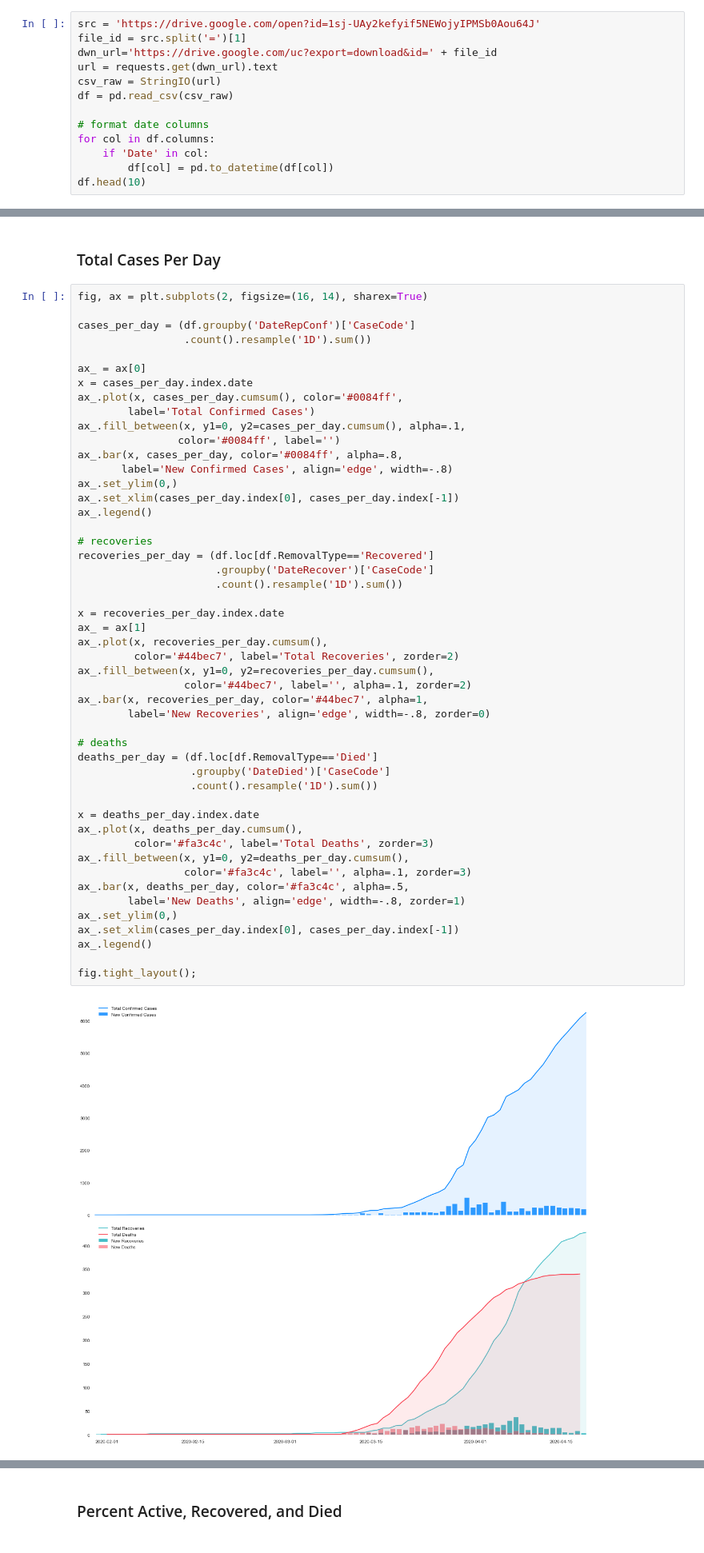
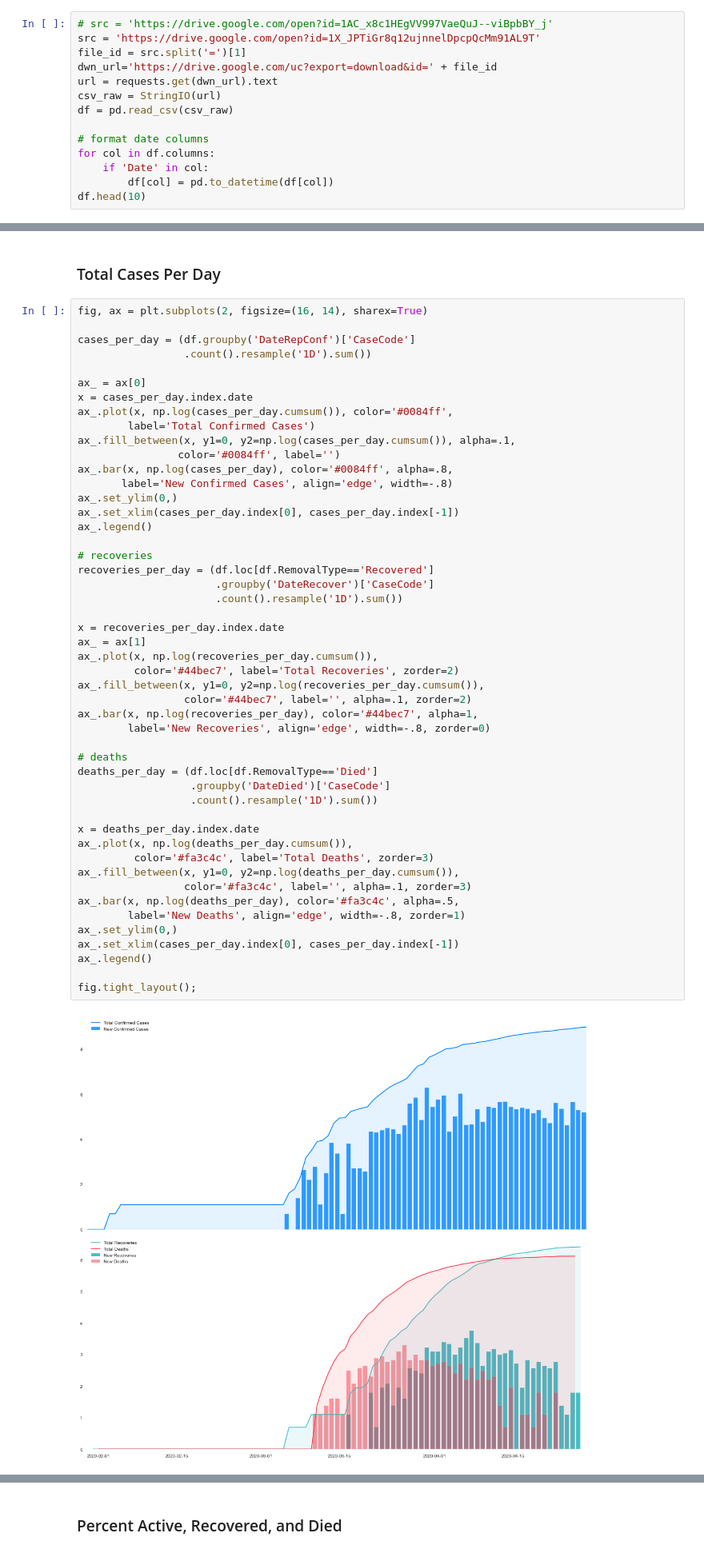
Before and after one commit to jtitusj/Covid19, a Jupyter notebook: notebooks/trend_tracker.ipynb, the cells around one changed output, grey strips where cells are left out. Shown at 80% size. Saved outputs shown, nothing was run; the diff lists cells and outputs as text.

```diff
--- a/notebooks/trend_tracker.ipynb
+++ b/notebooks/trend_tracker.ipynb
@@ -26,7 +25,8 @@ Data is from [DOH's Data Drop](https://drive.google.com/open?id=1-rUCIfDkx9jj4EF
 
 The [trick](https://stackoverflow.com/questions/56611698/pandas-how-to-read-csv-file-from-google-drive-public) to loading the csv file to pandas is to get the file id and use request to load the raw csv into into pandas.
 # %%
-src = 'https://drive.google.com/open?id=1sj-UAy2kefyif5NEWojyIPMSb0Aou64J'
+# src = 'https://drive.google.com/open?id=1AC_x8c1HEgVV997VaeQuJ--viBpbBY_j'
+src = 'https://drive.google.com/open?id=1X_JPTiGr8q12ujnnelDpcpQcMm91AL9T'
 file_id = src.split('=')[1]
 dwn_url='https://drive.google.com/uc?export=download&id=' + file_id
 url = requests.get(dwn_url).text
@@ -84,46 +82,46 @@ cases_per_day = (df.groupby('DateRepConf')['CaseCode']
 
 ax_ = ax[0]
 x = cases_per_day.index.date
-ax_.plot(x, cases_per_day.cumsum(), color='#0084ff',
+ax_.plot(x, np.log(cases_per_day.cumsum()), color='#0084ff',
         label='Total Confirmed Cases')
-ax_.fill_between(x, y1=0, y2=cases_per_day.cumsum(), alpha=.1,
+ax_.fill_between(x, y1=0, y2=np.log(cases_per_day.cumsum()), alpha=.1,
                 color='#0084ff', label='')
-ax_.bar(x, cases_per_day, color='#0084ff', alpha=.8,
+ax_.bar(x, np.log(cases_per_day), color='#0084ff', alpha=.8,
        label='New Confirmed Cases', align='edge', width=-.8)
 ax_.set_ylim(0,)
 ax_.set_xlim(cases_per_day.index[0], cases_per_day.index[-1])
 ax_.legend()
 
 # recoveries
 recoveries_per_day = (df.loc[df.RemovalType=='Recovered']
                       .groupby('DateRecover')['CaseCode']
                       .count().resample('1D').sum())
 
 x = recoveries_per_day.index.date
 ax_ = ax[1]
-ax_.plot(x, recoveries_per_day.cumsum(),
+ax_.plot(x, np.log(recoveries_per_day.cumsum()),
          color='#44bec7', label='Total Recoveries', zorder=2)
-ax_.fill_between(x, y1=0, y2=recoveries_per_day.cumsum(),
+ax_.fill_between(x, y1=0, y2=np.log(recoveries_per_day.cumsum()),
                  color='#44bec7', label='', alpha=.1, zorder=2)
-ax_.bar(x, recoveries_per_day, color='#44bec7', alpha=1,
+ax_.bar(x, np.log(recoveries_per_day), color='#44bec7', alpha=1,
         label='New Recoveries', align='edge', width=-.8, zorder=0)
 
 # deaths
 deaths_per_day = (df.loc[df.RemovalType=='Died']
                   .groupby('DateDied')['CaseCode']
                   .count().resample('1D').sum())
 
 x = deaths_per_day.index.date
-ax_.plot(x, deaths_per_day.cumsum(),
+ax_.plot(x, np.log(deaths_per_day.cumsum()),
          color='#fa3c4c', label='Total Deaths', zorder=3)
-ax_.fill_between(x, y1=0, y2=deaths_per_day.cumsum(),
+ax_.fill_between(x, y1=0, y2=np.log(deaths_per_day.cumsum()),
                  color='#fa3c4c', label='', alpha=.1, zorder=3)
-ax_.bar(x, deaths_per_day, color='#fa3c4c', alpha=.5,
+ax_.bar(x, np.log(deaths_per_day), color='#fa3c4c', alpha=.5,
         label='New Deaths', align='edge', width=-.8, zorder=1)
 ax_.set_ylim(0,)
 ax_.set_xlim(cases_per_day.index[0], cases_per_day.index[-1])
 ax_.legend()
 
 fig.tight_layout();
 # %% [output]
-[figure, old version]
+[figure, new version]
```
Also changed, not shown: parts of 36 cells of this notebook.
